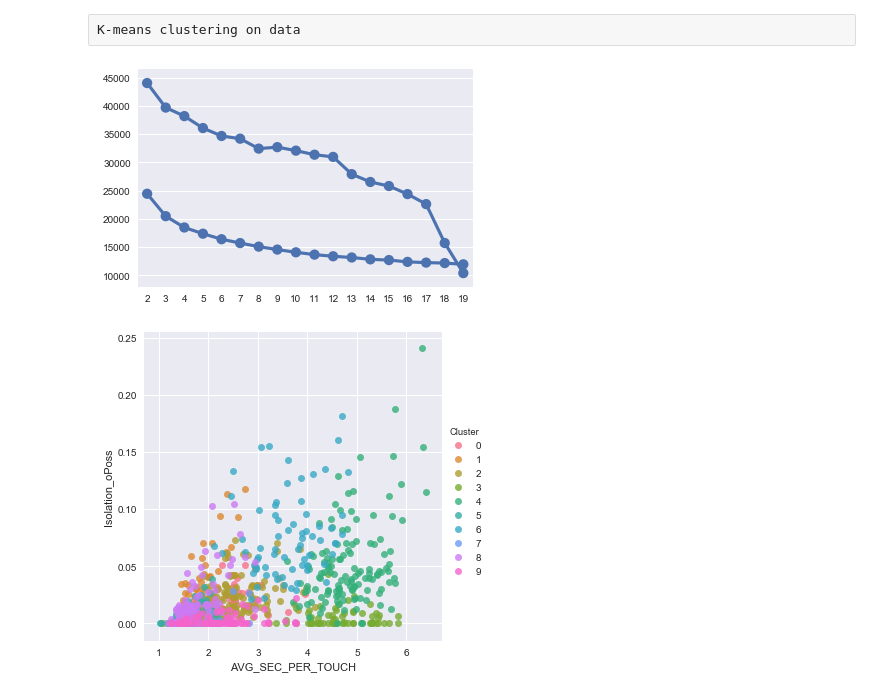
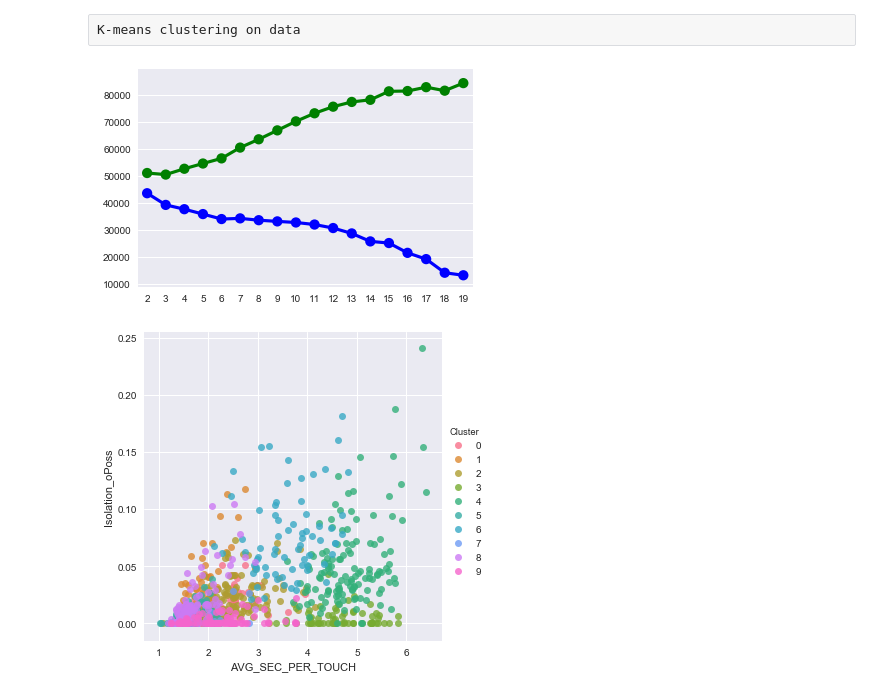
Before and after one commit to JohnLithio/NBACluster, a Jupyter notebook: ScrapeForCluster.ipynb, the cells around one changed output. Drawn from its saved outputs; the diff is of its cells as text; code cells hidden in the pictures.

Commit message:
Add AIC and BIC plot

```diff
--- a/ScrapeForCluster.ipynb
+++ b/ScrapeForCluster.ipynb
@@ -210,17 +210,20 @@ X_norm = StandardScaler().fit_transform(X)
 # %%
 def elbow(k_max, X):
     elbow = {}
-    elbowgmm = {}
+    aic = {}
+    bic = {}
     for k in range(2,k_max):
         gm = gmm(n_components=k, random_state=0).fit(X)
         kmeans = KMeans(n_clusters=k, random_state=0).fit(X)
         elbow[k] = kmeans.inertia_
-        elbowgmm[k] = gm.aic(X)
-    ax = sns.pointplot(x=list(elbow.keys()), y=list(elbow.values()))
-    ax = sns.pointplot(x=list(elbowgmm.keys()), y=list(elbowgmm.values()))
+        aic[k] = gm.aic(X)
+        bic[k] = gm.bic(X)
+#     ax = sns.pointplot(x=list(elbow.keys()), y=list(elbow.values()), color='red')
+    ax = sns.pointplot(x=list(aic.keys()), y=list(aic.values()), color='blue')
+    ax = sns.pointplot(x=list(bic.keys()), y=list(bic.values()), color='green')
 elbow(20, X_norm)
 # %% [output]
-[figure, old version]
+[figure, new version]
 # %%
 def groupPlot(x, y, k, df):
     df['Cluster'] = KMeans(n_clusters=k,
```
Also changed, not shown: parts of 1 cell of this notebook, 1 other file.
